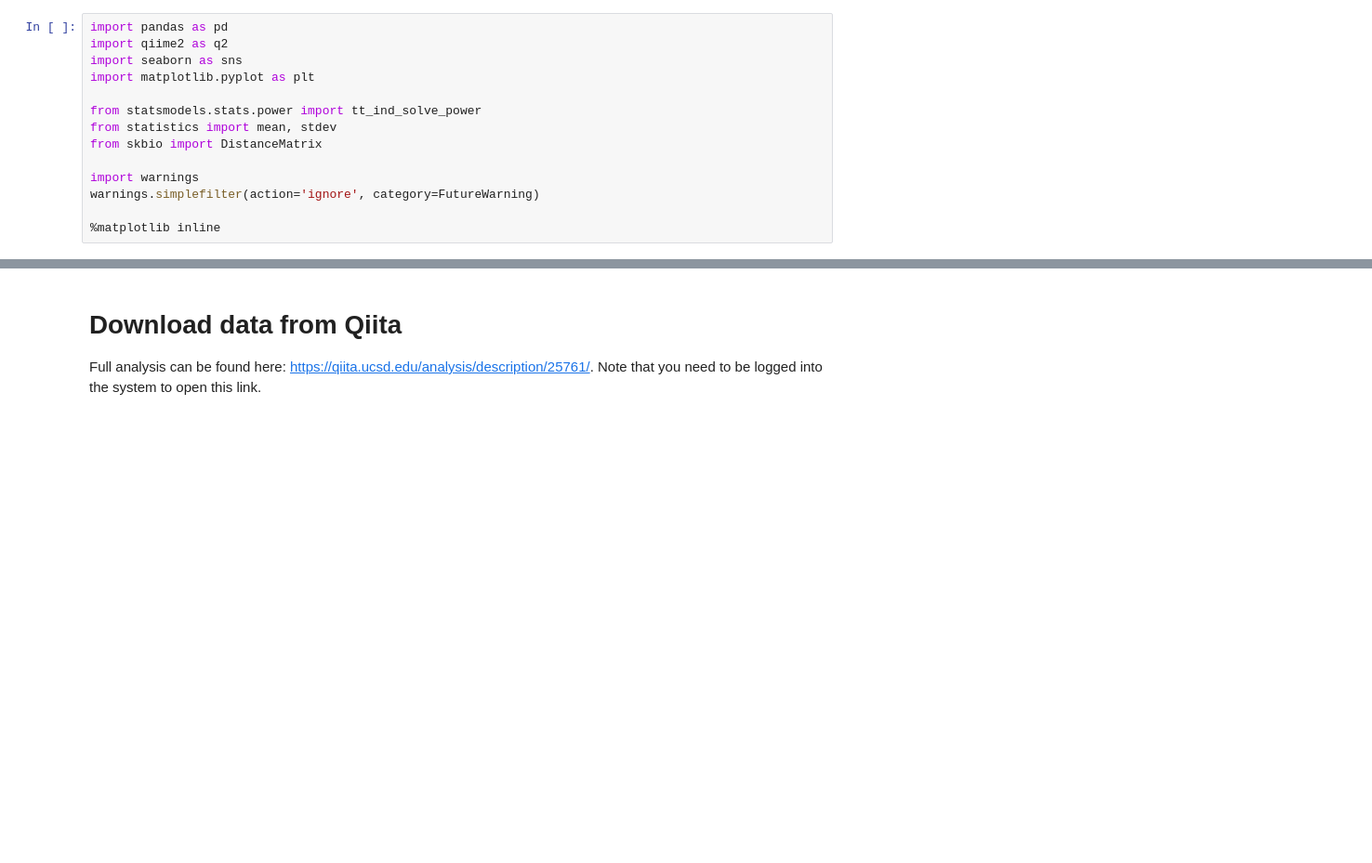
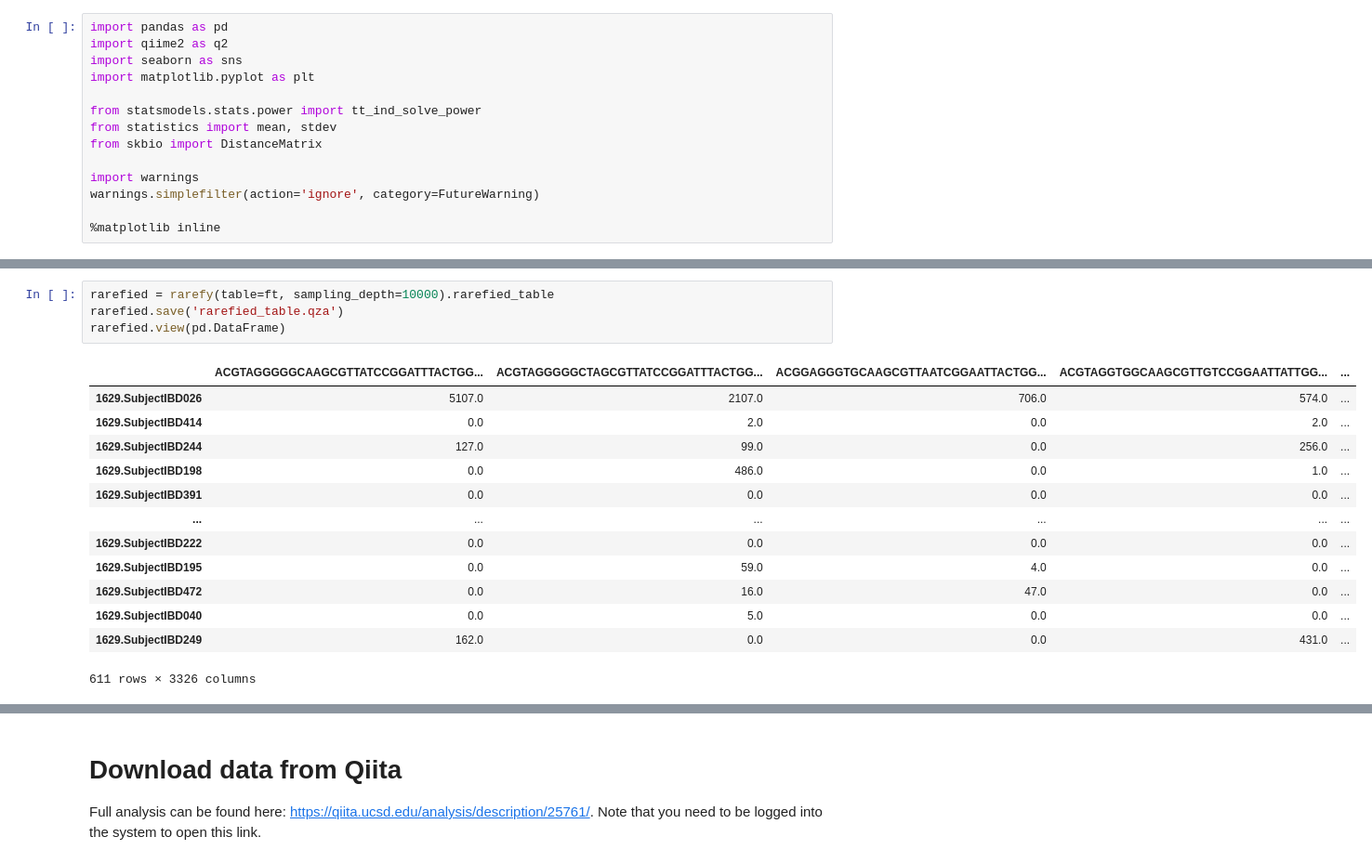
Before and after one commit to mwdai049/DSC180-Capstone, a Jupyter notebook: notebook.ipynb, the cells around one changed output, grey strips where cells are left out. Shown at 93% size. Saved outputs shown, nothing was run; the diff lists cells and outputs as text; blank space fills up the shorter version.

```diff
--- a/notebook.ipynb
+++ b/notebook.ipynb
@@ -14,0 +36,18 @@ warnings.simplefilter(action='ignore', category=FutureWarning)
+# %%
+rarefied = rarefy(table=ft, sampling_depth=10000).rarefied_table
+rarefied.save('rarefied_table.qza')
+rarefied.view(pd.DataFrame)
+# %% [output]
+|  | ACGTAGGGGGCAAGCGTTATCCGGATTTACTGG... | ACGTAGGGGGCTAGCGTTATCCGGATTTACTGG... | ACGGAGGGTGCAAGCGTTAATCGGAATTACTGG... | ACGTAGGTGGCAAGCGTTGTCCGGAATTATTGG... | ... |
+| 1629.SubjectIBD026 | 5107.0 | 2107.0 | 706.0 | 574.0 | ... |
+| 1629.SubjectIBD414 | 0.0 | 2.0 | 0.0 | 2.0 | ... |
+| 1629.SubjectIBD244 | 127.0 | 99.0 | 0.0 | 256.0 | ... |
+| 1629.SubjectIBD198 | 0.0 | 486.0 | 0.0 | 1.0 | ... |
+| 1629.SubjectIBD391 | 0.0 | 0.0 | 0.0 | 0.0 | ... |
+| ... | ... | ... | ... | ... | ... |
+| 1629.SubjectIBD222 | 0.0 | 0.0 | 0.0 | 0.0 | ... |
+| 1629.SubjectIBD195 | 0.0 | 59.0 | 4.0 | 0.0 | ... |
+| 1629.SubjectIBD472 | 0.0 | 16.0 | 47.0 | 0.0 | ... |
+| 1629.SubjectIBD040 | 0.0 | 5.0 | 0.0 | 0.0 | ... |
+| 1629.SubjectIBD249 | 162.0 | 0.0 | 0.0 | 431.0 | ... |
+611 rows × 3326 columns
```
Also changed, not shown: parts of 3 cells of this notebook, 3 other files.
